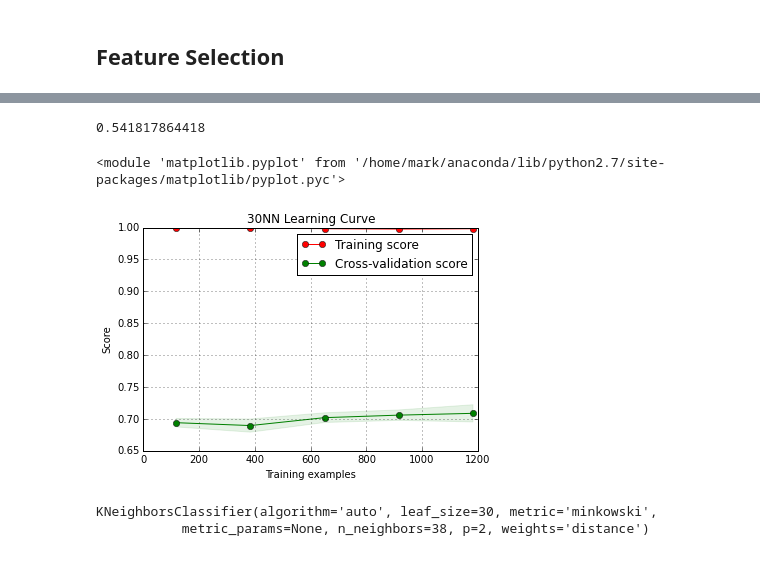
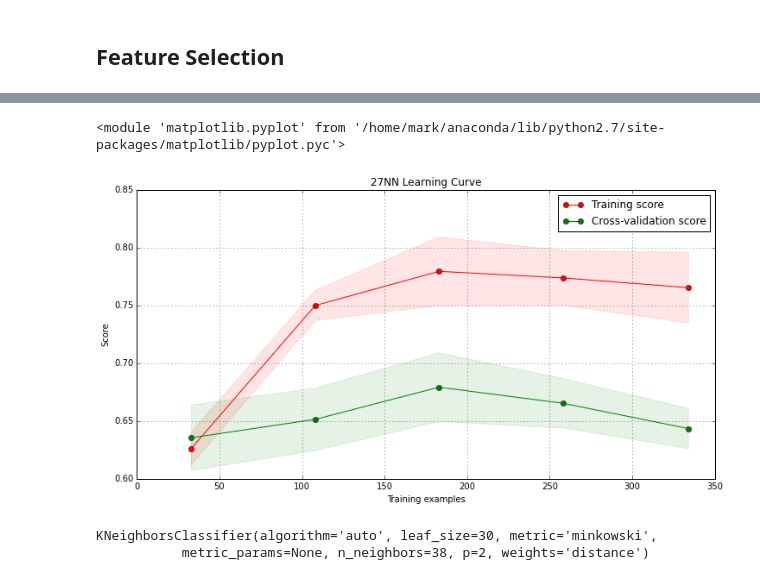
Before and after one commit to MarkDunne/final-year-project, a Jupyter notebook: work/Feature Prediction.ipynb, the cells around one changed output, grey strips where cells are left out. Cells and saved outputs as stored; diff of their text form; code cells hidden in the pictures.

```diff
--- a/work/Feature Prediction.ipynb
+++ b/work/Feature Prediction.ipynb
@@ -70,7 +74,7 @@ dax_fut_change = pd.DataFrame({'pc_change': dax_fut['Settle']})
 oil_change = pd.DataFrame({'pc_change': oil['Settle']})
 sse_change = pd.DataFrame({'pc_change': sse['Adjusted Close']})
 # %%
-dji_change = dji_change.shift(-1)
+dji_change = dji_change
 # %% [markdown]
 ## Feature Selection
 # %%
@@ -119,9 +132,9 @@ pd.DataFrame.from_dict(feature_accuracy, orient='index').plot(kind='bar', rot=20
 # %%
-# dataset = dji_change.join(dax_change, rsuffix='_dax', how='inner')
-dataset = dji_change.join(ftse_change, rsuffix='_ftse', how='inner')
+dataset = dji_change.join(dax_change, rsuffix='_dax', how='inner')
+dataset = dataset.join(ftse_change, rsuffix='_ftse', how='inner')
 dataset = dataset.join(oil_change, rsuffix='_oil', how='inner')
-dataset = dataset.join(aud_change, rsuffix='_aud', how='inner')
-# dataset = dataset.join(dax_fut_change, rsuffix='_dax_fut', how='inner')
+dataset = dataset.join(dax_fut_change, rsuffix='_dax_fut', how='inner')
+dataset = dataset.join(n225_change, rsuffix='_n225', how='inner')
 
 dataset.loc[dataset['pc_change'] > 0 , 'trend'] = 'Gain'
 dataset.loc[dataset['pc_change'] < 0 , 'trend'] = 'Loss'
@@ -131,11 +157,11 @@ dataset = dataset.take(np.random.permutation(len(dataset)))
 X = dataset.drop(['trend', 'pc_change'], axis=1)
 y = dataset['trend']
 
-classifer = KNeighborsClassifier(10)
+classifer = KNeighborsClassifier()
 folds = StratifiedKFold(y, n_folds = 10)
-hyperparameters = {'n_neighbors' : np.arange(1, 100), 'weights' : ['uniform', 'distance']}
+hyperparameters = {'n_neighbors' : np.arange(1, 50), 'weights' : ['uniform', 'distance']}
 
-gs = GridSearchCV(classifer, hyperparameters, scoring = kappa_scorer, cv = folds)
+gs = GridSearchCV(classifer, hyperparameters, cv = folds, verbose=1)
 gs.fit(X, y)
 
 # Display some of its instance variables afterwards
@@ -151,15 +184,8 @@ KNeighborsClassifier(algorithm='auto', leaf_size=30, metric='minkowski',
-# %%
-classifer = KNeighborsClassifier(86, weights='uniform')
-folds = StratifiedKFold(y, n_folds = 10)
-scores = cross_val_score(classifer, X, y, cv = folds)
-print np.mean(scores)
-# %% [output]
-0.541817864418
 # %%
-plot_learning_curve(classifer, "30NN Learning Curve", X, y)
+plot_learning_curve(classifer, "27NN Learning Curve", X, y)
 # %% [output]
 <module 'matplotlib.pyplot' from '/home/mark/anaconda/lib/python2.7/site-packages/matplotlib/pyplot.pyc'>
-[figure, old version]
+[figure, new version]
 # %%
 trX, teX, trY, teY = train_test_split(X, y, test_size= 0.3)
 
```
Also changed, not shown: parts of 8 cells of this notebook, 14 other files.
